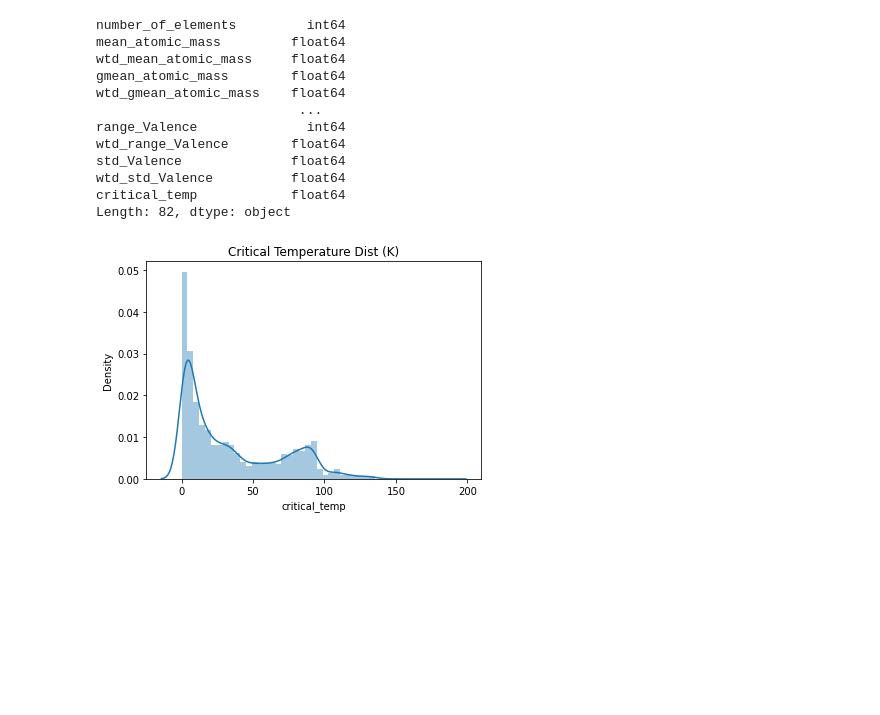
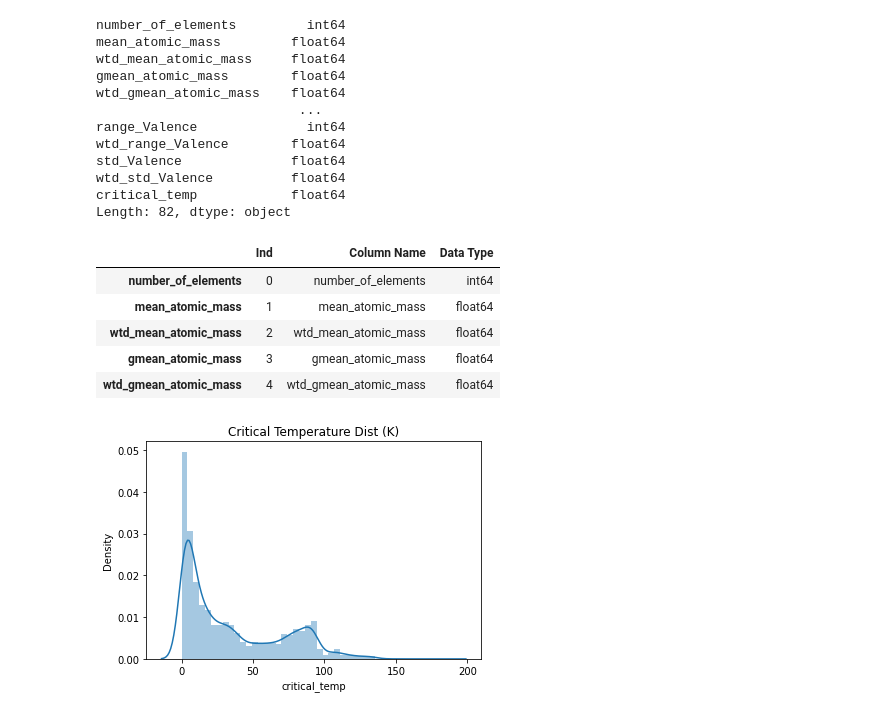
Before and after one commit to kuohu233/IE_7300, a Jupyter notebook: project.ipynb, the cells around one changed output. Drawn from its saved outputs; the diff is of its cells as text; code cells hidden in the pictures; blank space fills up the shorter version.

```diff
--- a/project.ipynb
+++ b/project.ipynb
@@ -70,11 +71,18 @@ Length: 82, dtype: object
 # %%
 # Save basic info into csv file
 
 dataset_summary = {'Ind': list(range(dataset.shape[1])),'Column Name': dataset.columns, 'Data Type': dataset.dtypes}
 d_summary = pd.DataFrame(data = dataset_summary)
 d_summary.head()
 
-d_summary.to_csv('ColumnSummary.csv',index=False)
+# d_summary.to_csv('ColumnSummary.csv',index=False)
+# %% [output]
+|  | Ind | Column Name | Data Type |
+| number_of_elements | 0 | number_of_elements | int64 |
+| mean_atomic_mass | 1 | mean_atomic_mass | float64 |
+| wtd_mean_atomic_mass | 2 | wtd_mean_atomic_mass | float64 |
+| gmean_atomic_mass | 3 | gmean_atomic_mass | float64 |
+| wtd_gmean_atomic_mass | 4 | wtd_gmean_atomic_mass | float64 |
 # %%
 # Check null values for each column
 
```
Also changed, not shown: parts of 8 cells of this notebook, 2 other files.
